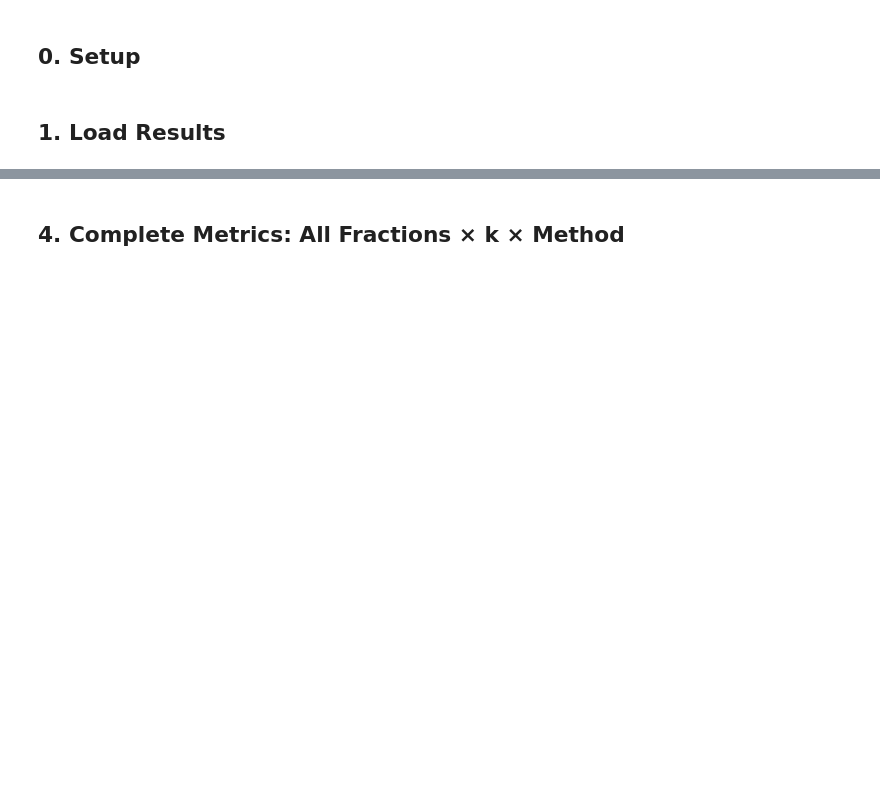
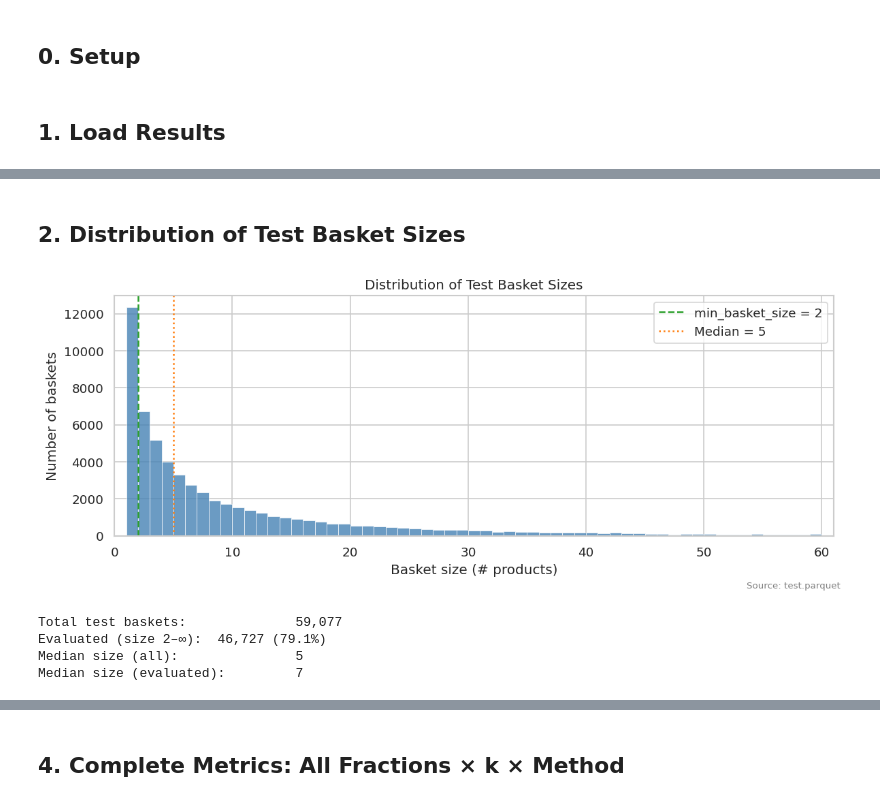
Before and after one commit to LuizGuilhermeNascimento/basket_inference_graph, a Jupyter notebook: notebooks/03_predictive_experiment.ipynb, the cells around one changed output, grey strips where cells are left out. Saved outputs shown, nothing was run; the diff lists cells and outputs as text; code cells hidden in the pictures; blank space fills up the shorter version.

Commit message:
feat: experiment results

```diff
--- a/notebooks/03_predictive_experiment.ipynb
+++ b/notebooks/03_predictive_experiment.ipynb
@@ -14,22 +17,21 @@ import sys, os, json
 sys.path.insert(0, '..')
 
 import numpy as np
-import scipy.sparse as sp
 import pandas as pd
 import matplotlib.pyplot as plt
 import seaborn as sns
-from scipy.stats import spearmanr
+from scipy.stats import spearmanr, wilcoxon
 
 from src.graph_builder import load_graph
 
 sns.set_theme(style='whitegrid', palette='muted')
 plt.rcParams.update({'figure.dpi': 120, 'figure.figsize': (10, 5)})
 
-RESULTS_PATH   = '../outputs/results/experiment_results.parquet'
-HIT_RATES_PATH = '../outputs/results/product_hit_rates.parquet'
+RESULTS_PATH   = '../outputs/results/experiment_results_merged.parquet'
+HIT_RATES_PATH = '../outputs/results/product_hit_rates_merged.parquet'
 GRAPH_DIR      = '../outputs/graphs'
 TEST_DATA      = '../data/processed/test.parquet'
-PARAMS_PATH    = '../outputs/results/params.json'
+PARAMS_PATH    = '../outputs/results/params_merged.json'
 
 METHOD_LABELS = {'popularity': 'Popularity', 'local_agg': 'LocalAgg', 'ppr': 'PPR'}
 METHOD_ORDER  = ['popularity', 'local_agg', 'ppr']
@@ -126,0 +126,40 @@ plt.show()
+# %% [markdown]
+## 2. Distribution of Test Basket Sizes
+# %%
+basket_sizes = test_df.groupby('basket_id')['product_idx'].count()
+
+min_bs = params.get('min_basket_size', 2)
+max_bs = params.get('max_basket_size', None)
+
+fig, ax = plt.subplots(figsize=(10, 4))
+ax.hist(basket_sizes, bins=range(1, min(100, int(basket_sizes.quantile(0.99))) + 2),
+        edgecolor='white', linewidth=0.5, color='steelblue', alpha=0.8)
+ax.axvline(min_bs, color='tab:green', linestyle='--', linewidth=1.5,
+           label=f'min_basket_size = {min_bs}')
+if max_bs:
+    ax.axvline(max_bs, color='tab:red', linestyle='--', linewidth=1.5,
+               label=f'max_basket_size = {max_bs}')
+ax.axvline(basket_sizes.median(), color='tab:orange', linestyle=':', linewidth=1.5,
+           label=f'Median = {basket_sizes.median():.0f}')
+ax.set_xlabel('Basket size (# products)')
+ax.set_ylabel('Number of baskets')
+ax.set_title('Distribution of Test Basket Sizes')
+ax.set_xlim(0, max(50, int(basket_sizes.quantile(0.99)) + 2))
+ax.legend()
+fig.text(0.99, 0.01, 'Source: test.parquet', ha='right', fontsize=8, color='gray')
+plt.tight_layout()
+plt.show()
+
+eligible = basket_sizes[
+    (basket_sizes >= min_bs) & (basket_sizes <= (max_bs if max_bs else float('inf')))
+]
+print(f'Total test baskets:              {len(basket_sizes):,}')
+print(f'Evaluated (size {min_bs}–{max_bs or "∞"}):  {len(eligible):,} ({100 * len(eligible) / len(basket_sizes):.1f}%)')
+print(f'Median size (all):               {basket_sizes.median():.0f}')
+print(f'Median size (evaluated):         {eligible.median():.0f}')
+# %% [output]
+[figure, added]
+Total test baskets:              59,077
+Evaluated (size 2–∞):  46,727 (79.1%)
+Median size (all):               5
+Median size (evaluated):         7
```
Also changed, not shown: parts of 39 cells of this notebook, 21 other files.
